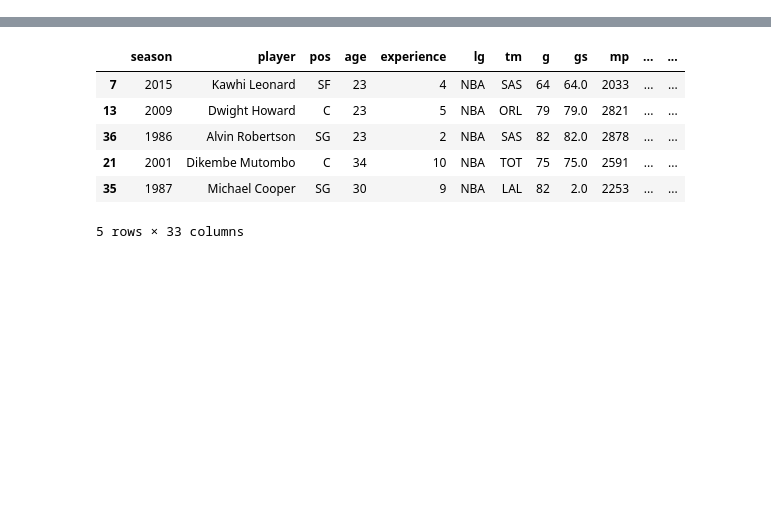
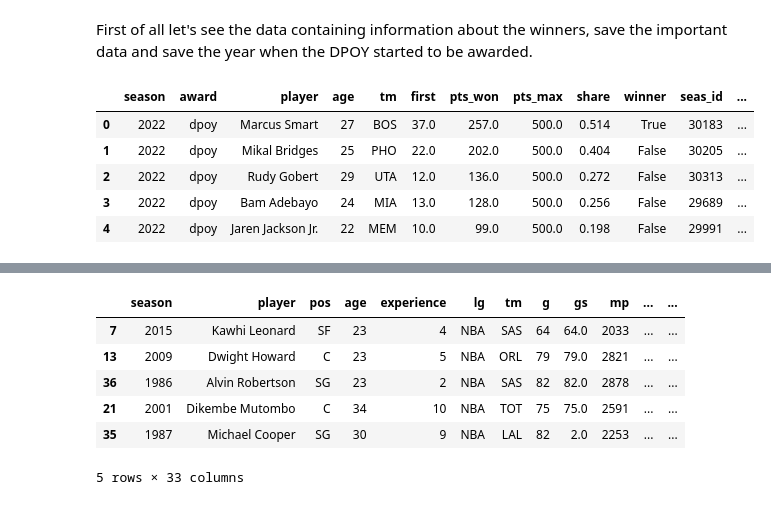
Before and after one commit to botond0401/nba, a Jupyter notebook: dpoy.ipynb, the cells around one changed output, grey strips where cells are left out. Saved outputs shown, nothing was run; the diff lists cells and outputs as text; code cells hidden in the pictures; blank space fills up the shorter version.

Commit message:
The dpoy script was modified

```diff
--- a/Untitled.ipynb
+++ b/dpoy.ipynb
@@ -1,6 +4,15 @@
 # %%
 import pandas as pd
+# %% [markdown]
+First of all let's see the data containing information about the winners, save the important data and save the year when the DPOY started to be awarded.
 # %%
 df_player_awards = pd.read_csv('awards.csv')
-df_dpoy.head()
+df_player_awards.head()
+# %% [output]
+|  | season | award | player | age | tm | first | pts_won | pts_max | share | winner | seas_id | ... |
+| 0 | 2022 | dpoy | Marcus Smart | 27 | BOS | 37.0 | 257.0 | 500.0 | 0.514 | True | 30183 | ... |
+| 1 | 2022 | dpoy | Mikal Bridges | 25 | PHO | 22.0 | 202.0 | 500.0 | 0.404 | False | 30205 | ... |
+| 2 | 2022 | dpoy | Rudy Gobert | 29 | UTA | 12.0 | 136.0 | 500.0 | 0.272 | False | 30313 | ... |
+| 3 | 2022 | dpoy | Bam Adebayo | 24 | MIA | 13.0 | 128.0 | 500.0 | 0.256 | False | 29689 | ... |
+| 4 | 2022 | dpoy | Jaren Jackson Jr. | 22 | MEM | 10.0 | 99.0 | 500.0 | 0.198 | False | 29991 | ... |
 # %%
```
Also changed, not shown: parts of 8 cells of this notebook, 2 other files.
